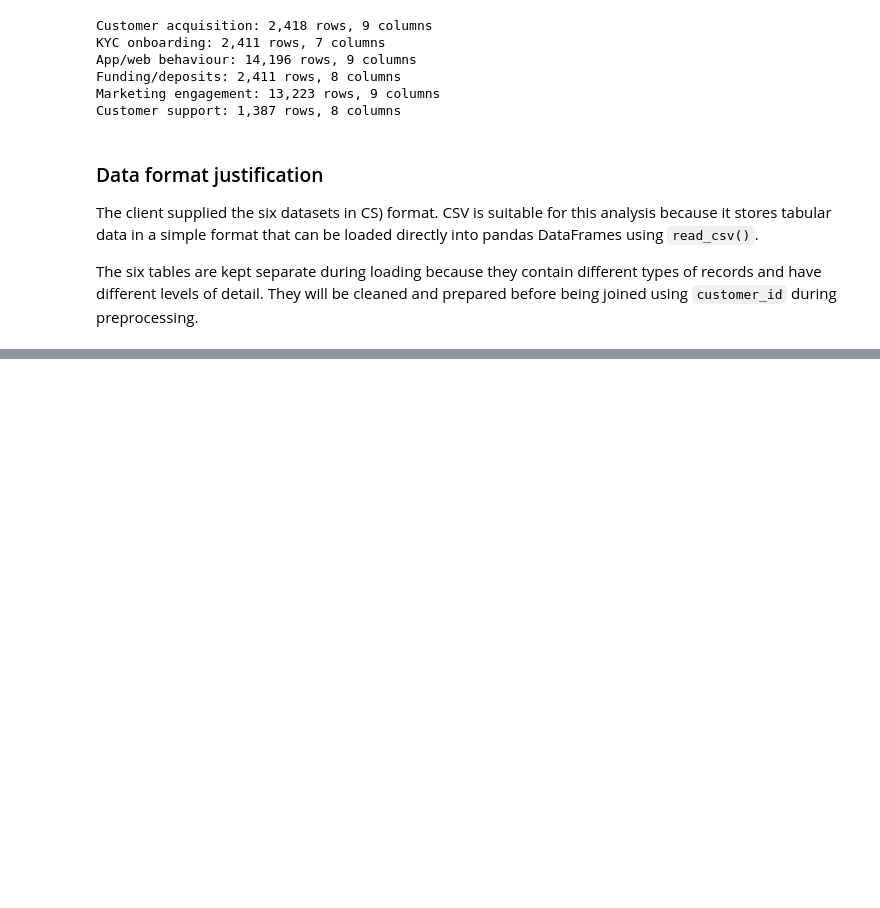
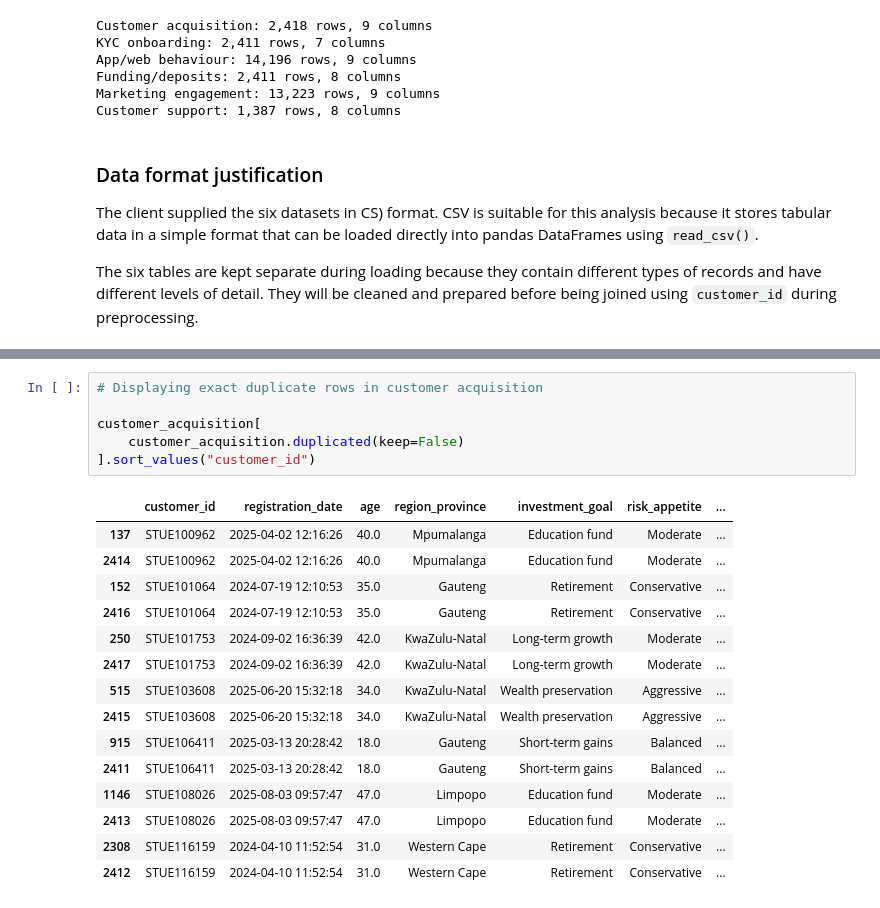
Before and after one commit to 26304870-STADIO/CAP182_STADIOEquities_first-deposit-activation-project, a Jupyter notebook: SS3_PartB.ipynb, the cells around one changed output, grey strips where cells are left out. Saved outputs shown, nothing was run; the diff lists cells and outputs as text; blank space fills up the shorter version.

```diff
--- a/SS3_PartB.ipynb
+++ b/SS3_PartB.ipynb
@@ -49,0 +155,22 @@ The six tables are kept separate during loading because they contain different t
+# %%
+# Displaying exact duplicate rows in customer acquisition
+
+customer_acquisition[
+    customer_acquisition.duplicated(keep=False)
+].sort_values("customer_id")
+# %% [output]
+|  | customer_id | registration_date | age | region_province | investment_goal | risk_appetite | ... |
+| 137 | STUE100962 | 2025-04-02 12:16:26 | 40.0 | Mpumalanga | Education fund | Moderate | ... |
+| 2414 | STUE100962 | 2025-04-02 12:16:26 | 40.0 | Mpumalanga | Education fund | Moderate | ... |
+| 152 | STUE101064 | 2024-07-19 12:10:53 | 35.0 | Gauteng | Retirement | Conservative | ... |
+| 2416 | STUE101064 | 2024-07-19 12:10:53 | 35.0 | Gauteng | Retirement | Conservative | ... |
+| 250 | STUE101753 | 2024-09-02 16:36:39 | 42.0 | KwaZulu-Natal | Long-term growth | Moderate | ... |
+| 2417 | STUE101753 | 2024-09-02 16:36:39 | 42.0 | KwaZulu-Natal | Long-term growth | Moderate | ... |
+| 515 | STUE103608 | 2025-06-20 15:32:18 | 34.0 | KwaZulu-Natal | Wealth preservation | Aggressive | ... |
+| 2415 | STUE103608 | 2025-06-20 15:32:18 | 34.0 | KwaZulu-Natal | Wealth preservation | Aggressive | ... |
+| 915 | STUE106411 | 2025-03-13 20:28:42 | 18.0 | Gauteng | Short-term gains | Balanced | ... |
+| 2411 | STUE106411 | 2025-03-13 20:28:42 | 18.0 | Gauteng | Short-term gains | Balanced | ... |
+| 1146 | STUE108026 | 2025-08-03 09:57:47 | 47.0 | Limpopo | Education fund | Moderate | ... |
+| 2413 | STUE108026 | 2025-08-03 09:57:47 | 47.0 | Limpopo | Education fund | Moderate | ... |
+| 2308 | STUE116159 | 2024-04-10 11:52:54 | 31.0 | Western Cape | Retirement | Conservative | ... |
+| 2412 | STUE116159 | 2024-04-10 11:52:54 | 31.0 | Western Cape | Retirement | Conservative | ... |
```
Also changed, not shown: parts of 52 cells of this notebook.
